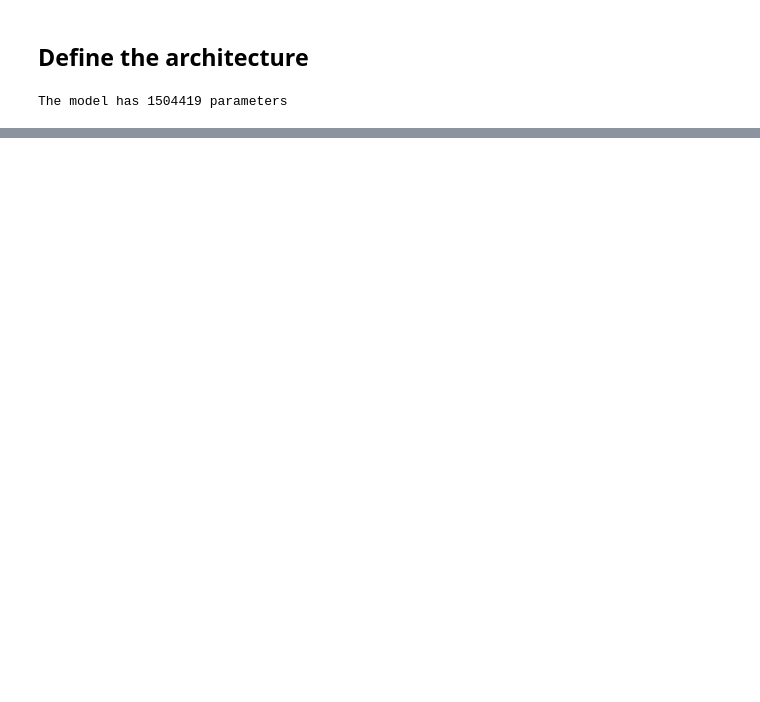
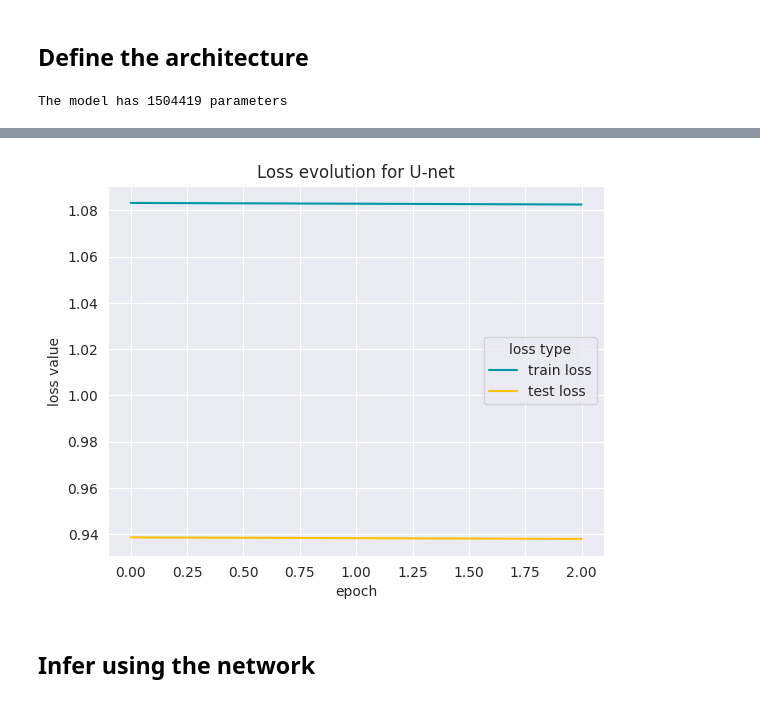
Before and after one commit to CristinaRacovita/watermarked-image-classification, a Jupyter notebook: watermark_removal.ipynb, the cells around one changed output, grey strips where cells are left out. Saved outputs shown, nothing was run; the diff lists cells and outputs as text; code cells hidden in the pictures; blank space fills up the shorter version.

Commit message:
train and test the U-net

```diff
--- a/watermark_removal.ipynb
+++ b/watermark_removal.ipynb
@@ -215,0 +257,6 @@ torch.Size([1, 3, 256, 256])
+# %%
+trainval_data_wo_watermark = pd.read_csv("./data/pet_dataset_info.csv").query("fold == 'trainval'").sample(frac=1, random_state=SEED).reset_index(drop=True)[:30]
+test_data_wo_watermark = pd.read_csv("./data/pet_dataset_info.csv").query("fold == 'test'").sample(frac=1, random_state=SEED).reset_index(drop=True)[:30]
+
+train_loader_wo_watermark = DataLoader(OxfordPetDataset(trainval_data_wo_watermark, transform=transform), batch_size=BATCH_SIZE, shuffle=False)
+test_loader_wo_watermark = DataLoader(OxfordPetDataset(test_data_wo_watermark, transform=transform), batch_size=BATCH_SIZE, shuffle=False)
@@ -215,0 +300,30 @@ torch.Size([1, 3, 256, 256])
+# %%
+def test_watermark_removal_network(unet, test_loader_w_watermark, test_loader_wo_watermark, loss_fn):
+    unet.eval()
+
+    test_loss = 0
+    num_batches = len(test_loader_w_watermark)
+
+    with torch.no_grad():
+        for (x_w_watermark, _), (x_wo_watermark, _) in zip(test_loader_w_watermark, test_loader_wo_watermark):
+            pred = unet(x_w_watermark.to(DEVICE))
+            test_loss += loss_fn(pred, x_wo_watermark.to(DEVICE)).item()
+
+    print(f"test loss: {test_loss / num_batches}")
+
+    return test_loss
+# %%
+loss_fn = LADLoss()
+optimizer = torch.optim.Adam(unet.parameters(), lr=LEARNING_RATE, betas=BETA_VALUES, eps=EPSILON)
+scheduler = StepLR(optimizer, step_size=DECAY_AFTER_ITERATIONS // BATCH_SIZE, gamma=DECAY_FACTOR)
+
+train_loss_values = []
+test_loss_values = []
+
+for epoch in range(EPOCHS):
+    print(f"epoch {epoch + 1} / {EPOCHS} -> ", end="")
+    train_loss = train_watermark_removal_network(unet, train_loader_w_watermark, train_loader_wo_watermark, loss_fn)
+    test_loss = test_watermark_removal_network(unet, test_loader_w_watermark, test_loader_wo_watermark, loss_fn)
+
+    train_loss_values.append(train_loss)
+    test_loss_values.append(test_loss)
@@ -215,0 +334,13 @@ torch.Size([1, 3, 256, 256])
+# %%
+loss_values = pd.DataFrame({"epoch": list(range(len(train_loss_values))), "train loss": train_loss_values, "test loss": test_loss_values})
+loss_values = loss_values[["train loss", "test loss"]].melt().rename({"variable": "loss type", "value": "loss value"}, axis=1)
+loss_values["epoch"] = 2 * list(range(loss_values.shape[0] // 2))
+
+sns.lineplot(data=loss_values, x='epoch', y='loss value', hue='loss type', palette=["#0097A7", "#FFC107"])
+plt.title('Loss evolution for U-net')
+plt.savefig('./resources/loss_evolution_watermark_removal.png', dpi=200)
+plt.show()
+# %% [output]
+[figure, added]
+# %% [markdown]
+## Infer using the network
```
Also changed, not shown: parts of 17 cells of this notebook, 2 other files.
